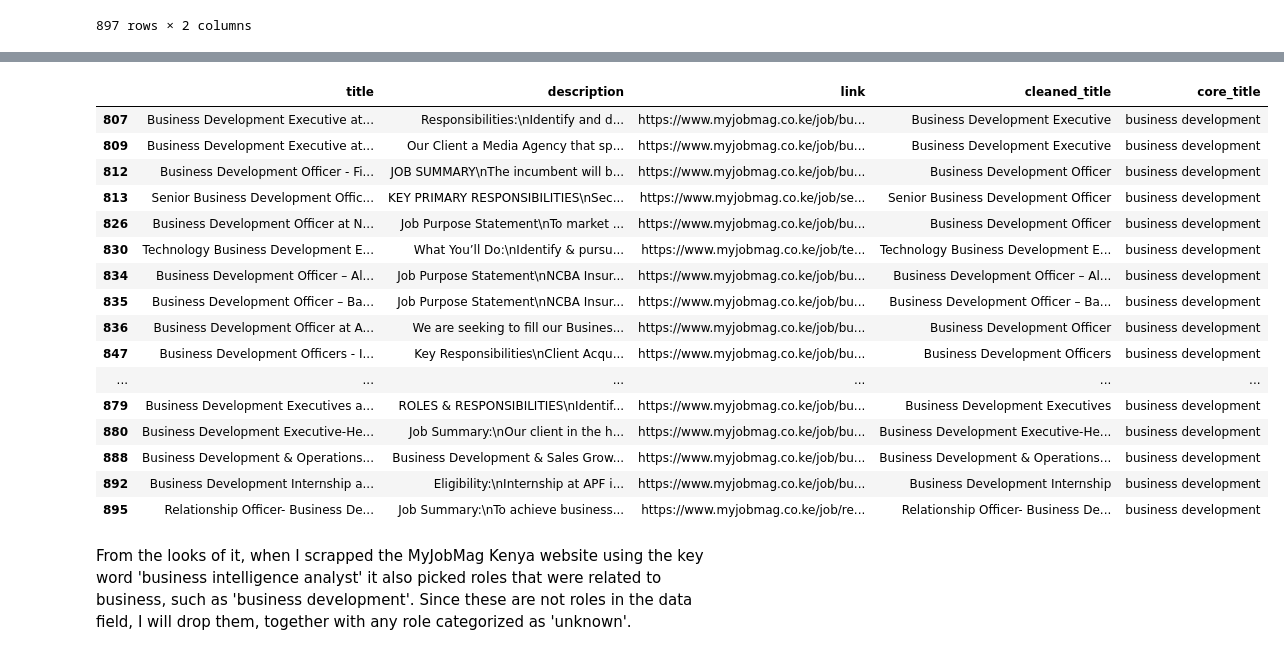
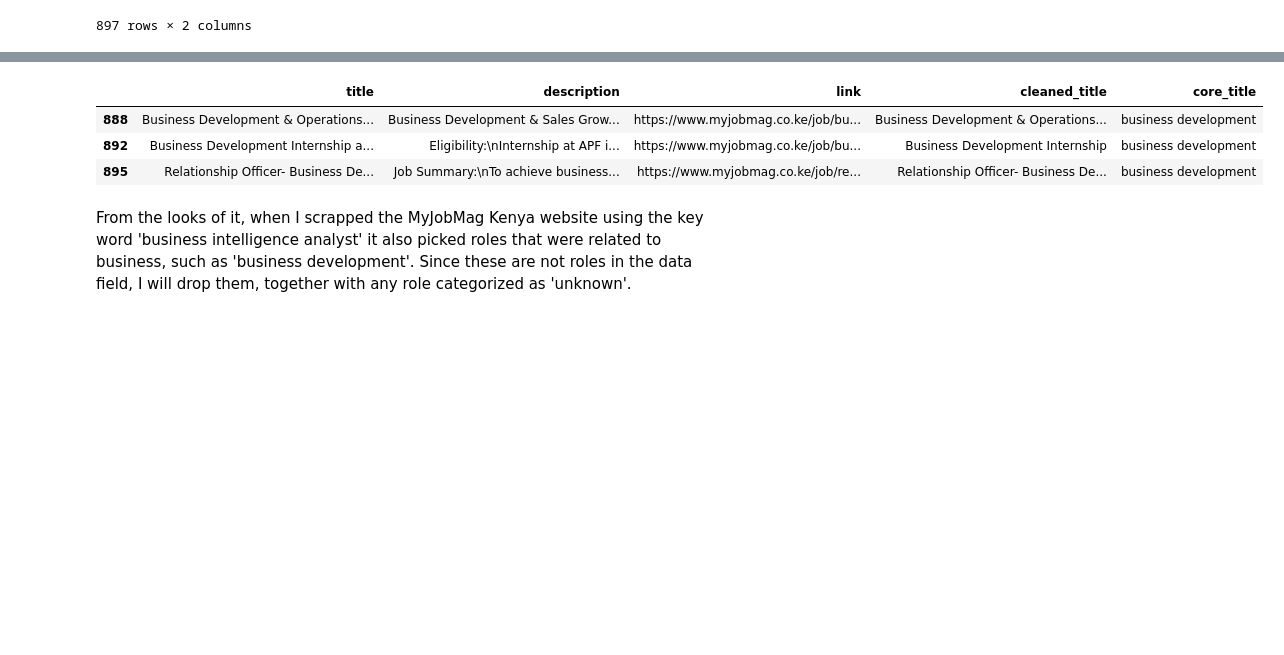
Before and after one commit to WamzMwangi/Job_Market_Analysis-BI_Tools, a Jupyter notebook: main.ipynb, the cells around one changed output, grey strips where cells are left out. Saved outputs shown, nothing was run; the diff lists cells and outputs as text; code cells hidden in the pictures; blank space fills up the shorter version.

```diff
--- a/main.ipynb
+++ b/main.ipynb
@@ -225,22 +210,9 @@ df2.loc[df2['core_title']=='unknown'].tail(30)
 | 893 | Team Leader - Corporate Business ... | Key Responsibilities\nBusiness Gr... | https://www.myjobmag.co.ke/job/te... | Team Leader | unknown |
 | 894 | Real Estate Business Partner CU C... | What you will do:\nOwn and build ... | https://www.myjobmag.co.ke/job/re... | Real Estate Business Partner CU CEA | unknown |
 # %%
-df2.loc[df2['core_title']=='business development'].tail(30)
+df2.loc[df2['core_title']=='business development'].tail(3)
 # %% [output]
 |  | title | description | link | cleaned_title | core_title |
-| 807 | Business Development Executive at... | Responsibilities:\nIdentify and d... | https://www.myjobmag.co.ke/job/bu... | Business Development Executive | business development |
-| 809 | Business Development Executive at... | Our Client a Media Agency that sp... | https://www.myjobmag.co.ke/job/bu... | Business Development Executive | business development |
-| 812 | Business Development Officer - Fi... | JOB SUMMARY\nThe incumbent will b... | https://www.myjobmag.co.ke/job/bu... | Business Development Officer | business development |
-| 813 | Senior Business Development Offic... | KEY PRIMARY RESPONSIBILITIES\nSec... | https://www.myjobmag.co.ke/job/se... | Senior Business Development Officer | business development |
-| 826 | Business Development Officer at N... | Job Purpose Statement\nTo market ... | https://www.myjobmag.co.ke/job/bu... | Business Development Officer | business development |
-| 830 | Technology Business Development E... | What You’ll Do:\nIdentify & pursu... | https://www.myjobmag.co.ke/job/te... | Technology Business Development E... | business development |
-| 834 | Business Development Officer – Al... | Job Purpose Statement\nNCBA Insur... | https://www.myjobmag.co.ke/job/bu... | Business Development Officer – Al... | business development |
-| 835 | Business Development Officer – Ba... | Job Purpose Statement\nNCBA Insur... | https://www.myjobmag.co.ke/job/bu... | Business Development Officer – Ba... | business development |
-| 836 | Business Development Officer at A... | We are seeking to ﬁll our Busines... | https://www.myjobmag.co.ke/job/bu... | Business Development Officer | business development |
-| 847 | Business Development Officers - I... | Key Responsibilities\nClient Acqu... | https://www.myjobmag.co.ke/job/bu... | Business Development Officers | business development |
-| ... | ... | ... | ... | ... | ... |
-| 879 | Business Development Executives a... | ROLES & RESPONSIBILITIES\nIdentif... | https://www.myjobmag.co.ke/job/bu... | Business Development Executives | business development |
-| 880 | Business Development Executive-He... | Job Summary:\nOur client in the h... | https://www.myjobmag.co.ke/job/bu... | Business Development Executive-He... | business development |
 | 888 | Business Development & Operations... | Business Development & Sales Grow... | https://www.myjobmag.co.ke/job/bu... | Business Development & Operations... | business development |
 | 892 | Business Development Internship a... | Eligibility:\nInternship at APF i... | https://www.myjobmag.co.ke/job/bu... | Business Development Internship | business development |
 | 895 | Relationship Officer- Business De... | Job Summary:\nTo achieve business... | https://www.myjobmag.co.ke/job/re... | Relationship Officer- Business De... | business development |
```
Also changed, not shown: parts of 21 cells of this notebook.
